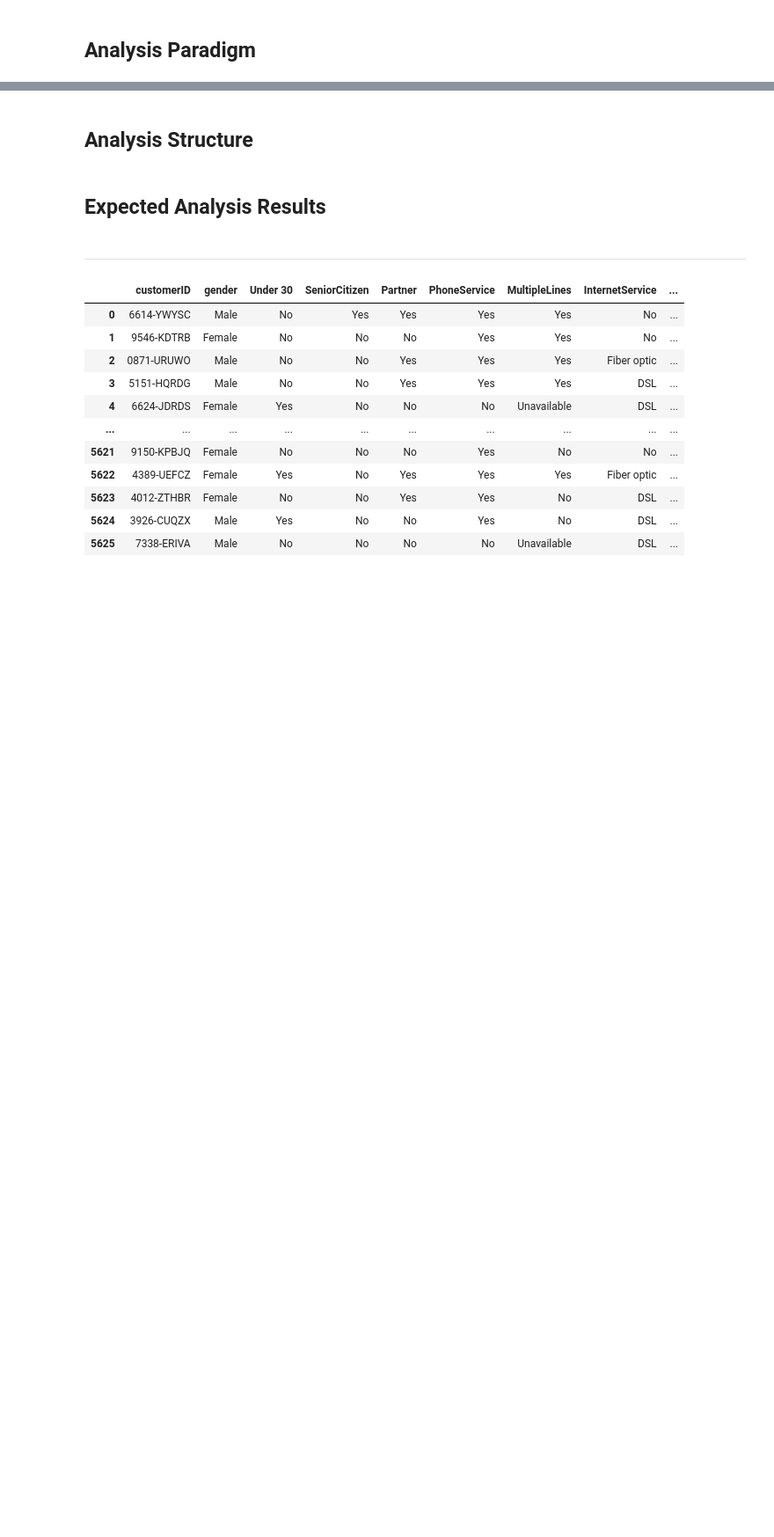
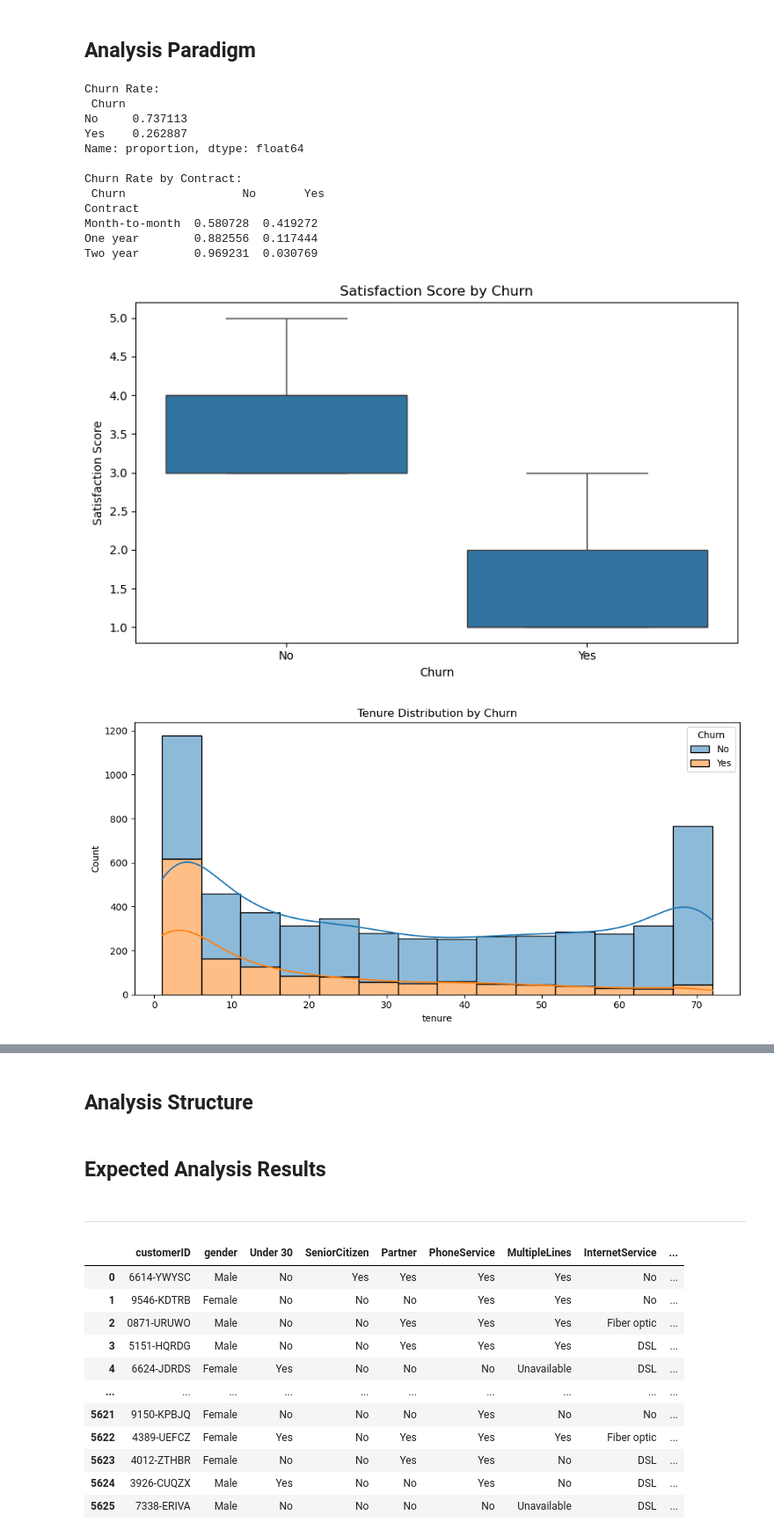
Before and after one commit to Christian-Chrata/Telco-Customer-Churn, a Jupyter notebook: Telco Customer Churn.ipynb, the cells around one changed output, grey strips where cells are left out. Shown at 88% size. Saved outputs shown, nothing was run; the diff lists cells and outputs as text; code cells hidden in the pictures; blank space fills up the shorter version.

```diff
--- a/Telco Customer Churn.ipynb
+++ b/Telco Customer Churn.ipynb
@@ -876,2 +895,46 @@ for col in cols:
 # %% [markdown]
 ## Analysis Paradigm
+# %%
+# 1. Overall Churn Rate
+churn_rate = df['Churn'].value_counts(normalize=True)
+print("Churn Rate:\n", churn_rate)
+
+# 2. Churn Rate by Contract Type
+churn_by_contract = pd.crosstab(df['Contract'], df['Churn'], normalize='index')
+print("\nChurn Rate by Contract:\n", churn_by_contract)
+
+# 3. Boxplot: Satisfaction Score by Churn
+plt.figure(figsize=(8, 5))
+sns.boxplot(x='Churn', y='Satisfaction Score', data=df)
+plt.title("Satisfaction Score by Churn")
+plt.tight_layout()
+plt.show()
+
+# 4. Histogram: Tenure Distribution by Churn
+plt.figure(figsize=(10, 5))
+sns.histplot(data=df, x="tenure", hue="Churn", kde=True, multiple="stack")
+plt.title("Tenure Distribution by Churn")
+plt.tight_layout()
+plt.show()
+
+# 5. Barplot: Churn Rate by Internet Service Type
+plt.figure(figsize=(8, 5))
+sns.barplot(x='InternetService', y='Churn', data=df, estimator=lambda x: sum(x) / len(x))
+plt.title("Churn Rate by Internet Service")
+plt.tight_layout()
+plt.show()
+# %% [output]
+Churn Rate:
+ Churn
+No     0.737113
+Yes    0.262887
+Name: proportion, dtype: float64
+
+Churn Rate by Contract:
+ Churn                 No       Yes
+Contract
+Month-to-month  0.580728  0.419272
+One year        0.882556  0.117444
+Two year        0.969231  0.030769
+[figure, added]
+[figure, added]
```
Also changed, not shown: parts of 6 cells of this notebook.
